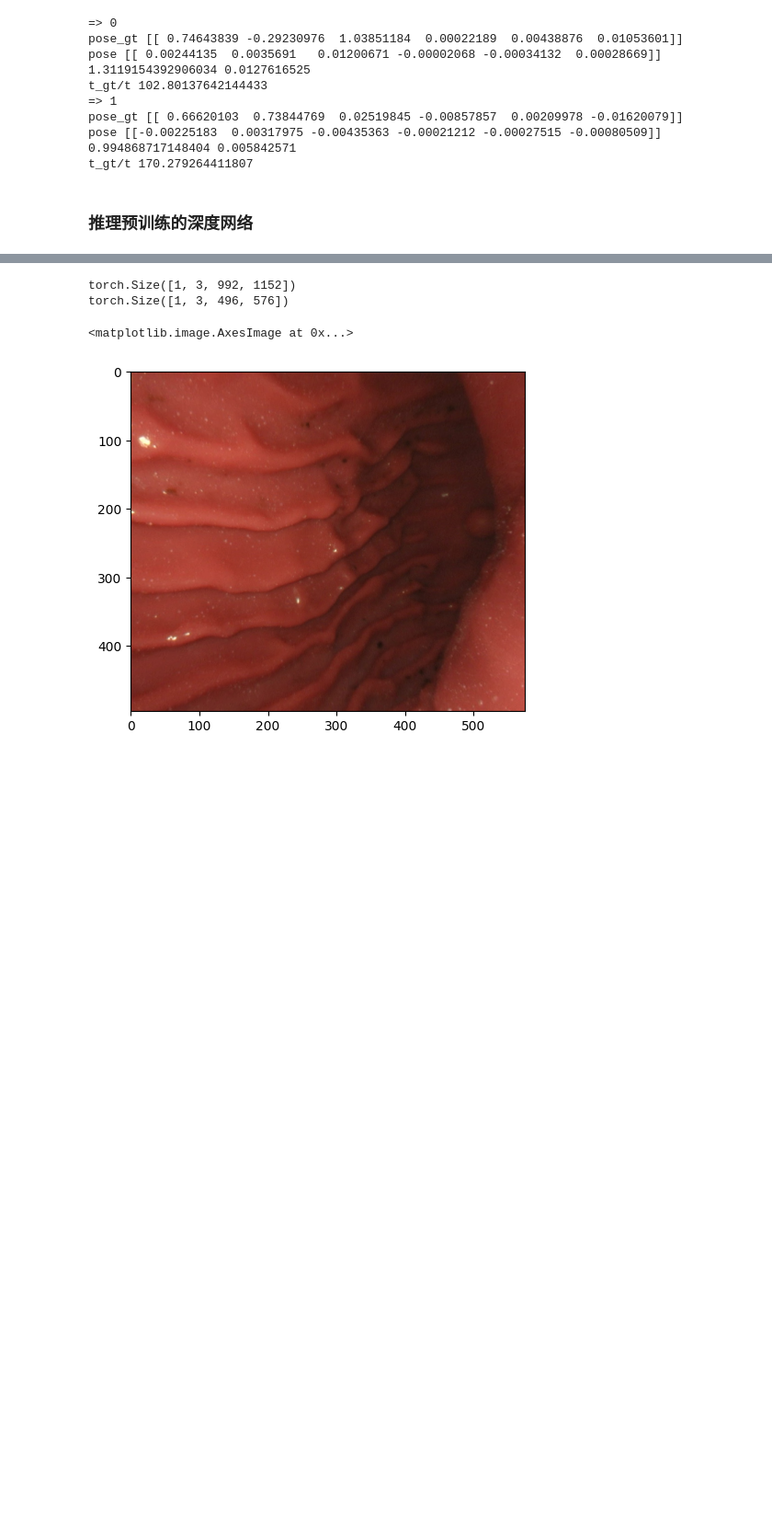
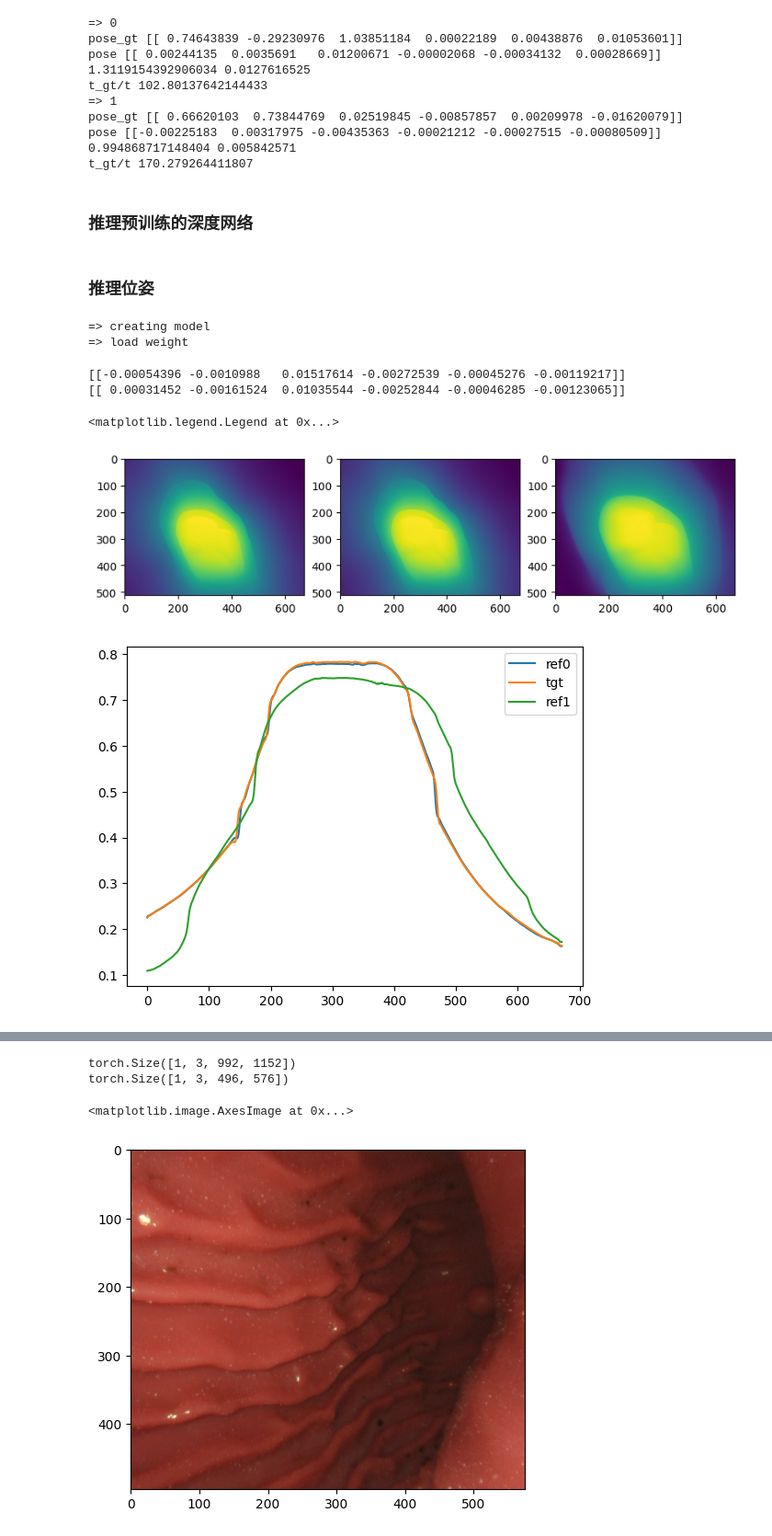
Before and after one commit to isJHan/SC-SfMLearner-Release, a Jupyter notebook: infer.ipynb, the cells around one changed output, grey strips where cells are left out. Shown at 92% size. Cells and saved outputs as stored; diff of their text form; code cells hidden in the pictures; blank space fills up the shorter version.

```diff
--- a/infer.ipynb
+++ b/infer.ipynb
@@ -198,0 +290,46 @@ disp_net = load_denseNet(path)
+# %% [markdown]
+### 推理位姿
+# %%
+# 推理位姿
+prefix = "hyper_3/12-28-03:41"
+# prefix = "12-20-18:46" # 尺度一致性
+disp_path = "/home/jiahan/jiahan/checkpoints/SC_Depth_on_C3VD/scene1_lossMidas/{}/dispnet_checkpoint.pth.tar".format(prefix)
+pose_path = "/home/jiahan/jiahan/checkpoints/SC_Depth_on_C3VD/scene1_lossMidas/{}/exp_pose_checkpoint.pth.tar".format(prefix)
+tgt_img_path = "/home/jiahan/jiahan/datasets/C3VD/dataset_cecum_t1_a_4SCDepth/scenes/scene1/00010.jpg"
+ref_imgs_paths = [
+    "/home/jiahan/jiahan/datasets/C3VD/dataset_cecum_t1_a_4SCDepth/scenes/scene1/00007.jpg",
+    "/home/jiahan/jiahan/datasets/C3VD/dataset_cecum_t1_a_4SCDepth/scenes/scene1/00090.jpg"
+]
+
+disp_net,pose_net = load_model(pose_path,disp_path)
+tgt_img,ref_imgs = load_data(tgt_img_path,ref_imgs_paths)
+
+pose,tgt_depth,ref_depths = run_model(pose_net,disp_net,tgt_img,ref_imgs)
+
+tgt_img = tgt_img.detach().cpu().numpy()[0].transpose((1,2,0))
+# %% [output]
+=> creating model
+=> load weight
+# %%
+
+print(pose[0])
+print(pose[1])
+plt.figure(figsize=(10,10))
+plt.subplot(1,3,1)
+plt.imshow(ref_depths[0][0])
+plt.subplot(1,3,2)
+plt.imshow(tgt_depth[0])
+plt.subplot(1,3,3)
+plt.imshow(ref_depths[1][0])
+
+plt.figure()
+plt.plot(ref_depths[0][0][300],label='ref0')
+plt.plot(tgt_depth[0][300],label='tgt')
+plt.plot(ref_depths[1][0][300],label='ref1')
+plt.legend()
+# %% [output]
+[[-0.00054396 -0.0010988   0.01517614 -0.00272539 -0.00045276 -0.00119217]]
+[[ 0.00031452 -0.00161524  0.01035544 -0.00252844 -0.00046285 -0.00123065]]
+<matplotlib.legend.Legend at 0x...>
+[figure, added]
+[figure, added]
```
Also changed, not shown: parts of 26 cells of this notebook, 15 other files.
